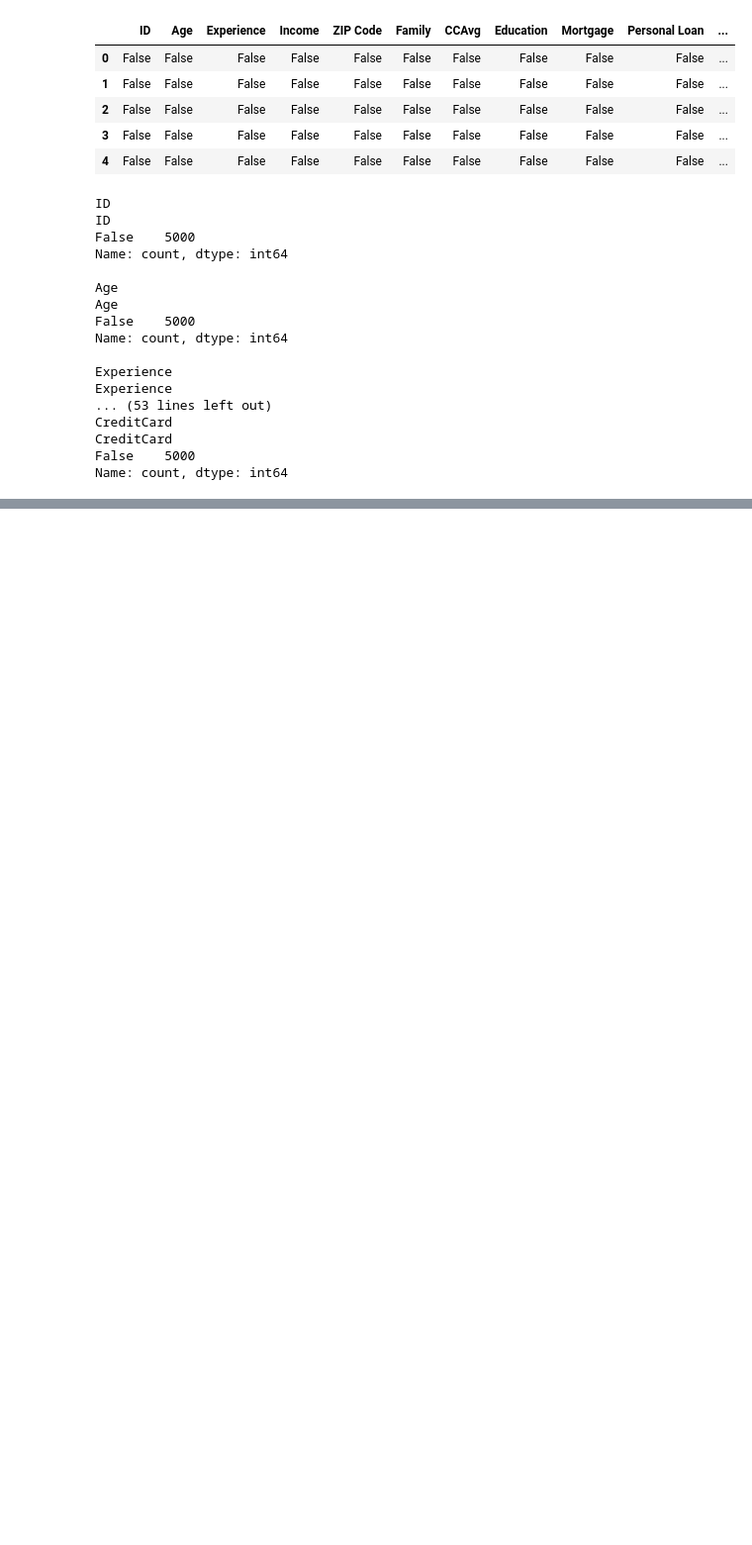
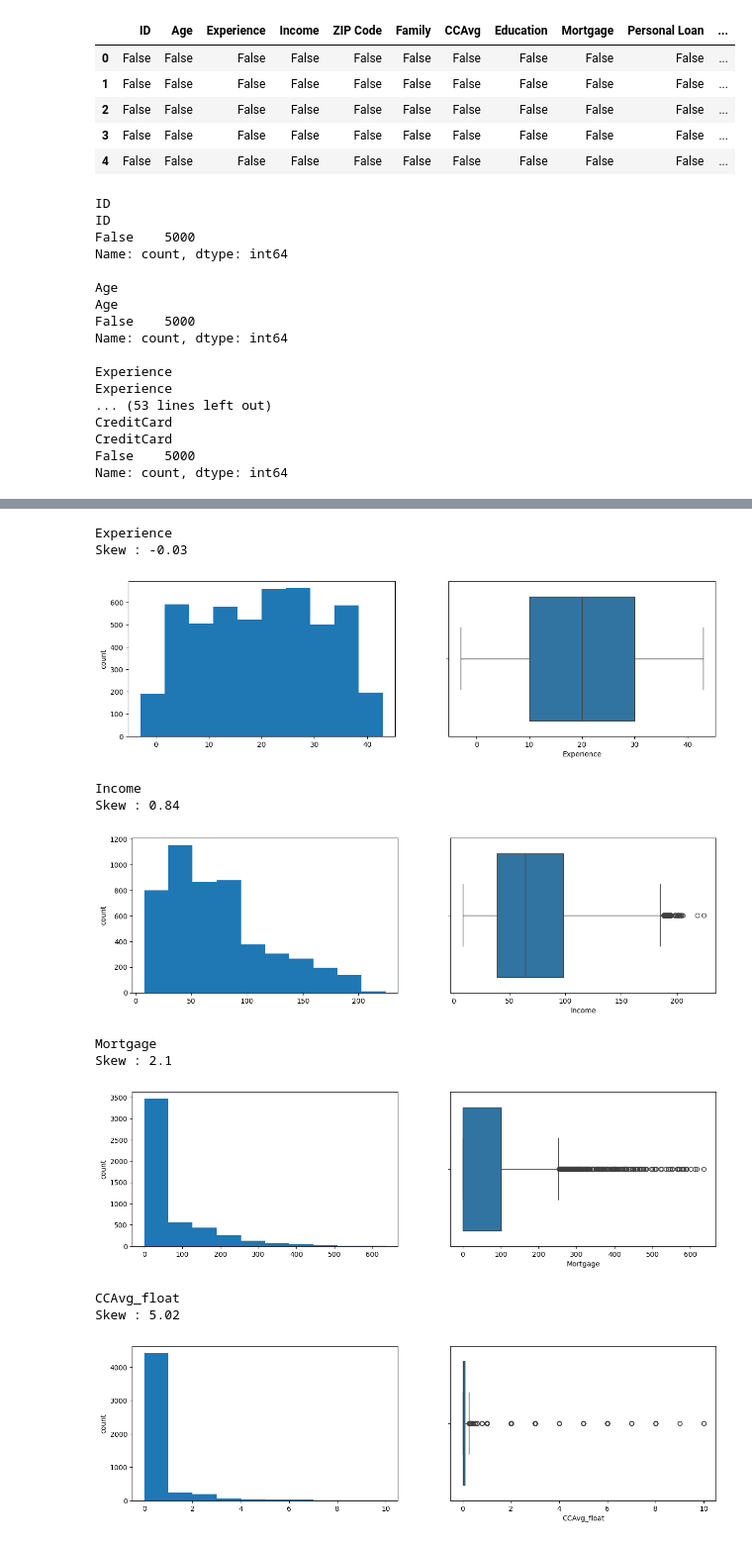
Before and after one commit to SanskarBajimaya/Bank-Data-EDA, a Jupyter notebook: EDA.ipynb, the cells around one changed output, grey strips where cells are left out. Shown at 99% size. Drawn from its saved outputs; the diff is of its cells as text; code cells hidden in the pictures; blank space fills up the shorter version.

Commit message:
Changed Categorical Variables and grouped Age by classes of 10 width and performed simple visualization

```diff
--- a/EDA.ipynb
+++ b/EDA.ipynb
@@ -146,0 +302,9 @@ SyntaxError: invalid syntax (3528599804.py, line 1)
+# %%
+#Change Family into a categorical variable
+
+# Convert to categorical with string labels
+df2['Family'] = df2['Family'].astype('category')
+
+# Verify
+print(df2['Family'].dtype)  # Should show 'category'
+print(df2['Family'].cat.categories)  # Shows [1, 2, 3, 4]
@@ -146,0 +398,11 @@ SyntaxError: invalid syntax (3528599804.py, line 1)
+# %%
+#Change Online into a categorical variable
+
+# Convert to categorical with string labels
+df2['Online'] = df2['Online'].astype('category')
+
+# Verify
+print(df2['Online'].dtype)  # Should show 'category'
+print(df2['Online'].cat.categories)
+
+# 0 = No; 1 = Yes
@@ -146,0 +412,11 @@ SyntaxError: invalid syntax (3528599804.py, line 1)
+# %%
+#Change CreditCard into a categorical variable
+
+# Convert to categorical with string labels
+df2['CreditCard'] = df2['CreditCard'].astype('category')
+
+# Verify
+print(df2['CreditCard'].dtype)  # Should show 'category'
+print(df2['CreditCard'].cat.categories)
+
+# 0 = No; 1 = Yes
@@ -146,0 +453,27 @@ SyntaxError: invalid syntax (3528599804.py, line 1)
+# %%
+cat_cols=df2.select_dtypes(include=['category']).columns
+num_cols = df2.select_dtypes(include=np.number).columns.tolist()
+# %%
+for col in num_cols:
+    print(col)
+    print('Skew :', round(df2[col].skew(), 2))
+    plt.figure(figsize = (15, 4))
+    plt.subplot(1, 2, 1)
+    df2[col].hist(grid=False)
+    plt.ylabel('count')
+    plt.subplot(1, 2, 2)
+    sns.boxplot(x=df2[col])
+    plt.show()
+# %% [output]
+Experience
+Skew : -0.03
+[figure, added]
+Income
+Skew : 0.84
+[figure, added]
+Mortgage
+Skew : 2.1
+[figure, added]
+CCAvg_float
+Skew : 5.02
+[figure, added]
```
Also changed, not shown: parts of 21 cells of this notebook.
